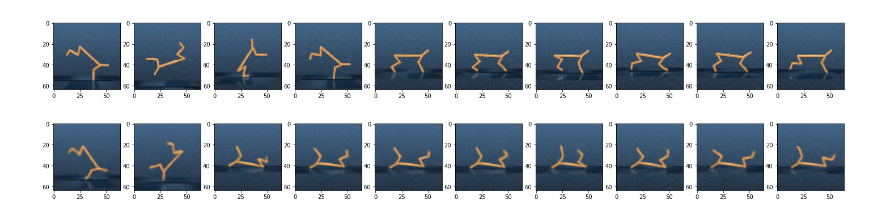
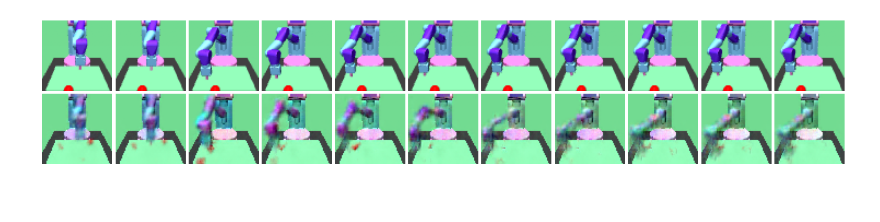
Before and after one commit to janwithb/thesis, a Jupyter notebook: documentation/rssm_predictions.ipynb, the cells around one changed output. Drawn from its saved outputs; the diff is of its cells as text; code cells hidden in the pictures; blank space fills up the shorter version.

```diff
--- a/documentation/rssm_predictions.ipynb
+++ b/documentation/rssm_predictions.ipynb
@@ -36,9 +39,9 @@ def save_video_as_gif(frames):
     anim.save('video_prediction.gif', writer='imagemagick')
 # %%
 args = {
-    'train_args_dir': '/Users/jan/Development/Projects/thesis/output/cheetah-run-2021-04-24-23-22-53/config/args.json',
-    'load_model_dir': '/Users/jan/Development/Projects/thesis/output/cheetah-run-2021-04-24-23-22-53/model/model_final',
-    'video_length': 100
+    'train_args_dir': '/Users/jan/Development/Projects/thesis/output/FetchReachRandom-v2-2021-05-25-07-03-38/config/args.json',
+    'load_model_dir': '/Users/jan/Development/Projects/thesis/output/FetchReachRandom-v2-2021-05-25-07-03-38/model/model_final',
+    'video_length': 90
 }
 
 with open(args['train_args_dir']) as json_file:
@@ -48,12 +51,15 @@ keys = config.keys()
 values = config.values()
 args = collections.namedtuple('args', keys)(* values)
 # %%
-# create dm_control env
-if args.randomize_env:
-    _, env = dmcr.benchmarks.visual_generalization(args.domain_name, args.task_name, num_levels=100)
-else:
-    env = suite.load(args.domain_name, args.task_name, task_kwargs={'random': args.seed})
-    env = GymWrapper(env)
+# create env
+if args.env_type == 'dm_control':
+    if args.randomize_env:
+        _, env = dmcr.benchmarks.visual_generalization(args.domain_name, args.task_name, num_levels=100)
+    else:
+        env = suite.load(args.domain_name, args.task_name, task_kwargs={'random': args.seed})
+        env = GymWrapper(env)
+elif args.env_type == 'gym':
+    env = gym.make(args.env_name)
 
 # augment observations by pixel values
 env = PixelObservation(env, args.observation_size)
@@ -93,31 +99,53 @@ else:
 # load models
 algorithm.load_model(args.load_model_dir)
 
+# create figure
+fig = plt.figure(figsize=(25, 6))
+columns = 11
+rows = 2
+
+frame = np.zeros((3, 64, 128))
+frames = []
+
 obs = env.reset()
 # starting_point = torch.randint(1000 // args.action_repeat - args.video_length, (1,)).item()
-starting_point = 200
+starting_point = 3
 for _ in range(starting_point):
     action = algorithm.agent.get_action(obs)
     obs, _, _, _ = env.step(action)
     env.render()
+    #with torch.no_grad():
+    #    rnn_hidden = algorithm.agent.rnn_hidden
+    #    state = algorithm.rssm.posterior(rnn_hidden, embedded_observation).sample()
+    #    predicted_obs = algorithm.observation_decoder(state, rnn_hidden)
+    #    frame[:, :, :64] = obs
+    #    frame[:, :, 64:] = predicted_obs.squeeze().cpu().numpy()
+    #    frame = np.moveaxis(frame, 0, -1)
+    #    frames.append((frame + 0.5).clip(0.0, 1.0))
+    #    frame = np.zeros((3, 64, 128))
+fig.add_subplot(rows, columns, 1)
+plt.axis('off')
+#plt.title(starting_point)
+plt.imshow(np.moveaxis(obs + 0.5, 0, -1).clip(0.0, 1.0))
 obs = torch.as_tensor(obs, device=device)
 
 # embed observations
 embedded_observation = algorithm.observation_encoder(obs.unsqueeze(0))
 
-# create figure
-fig = plt.figure(figsize=(25, 6))
-columns = 10
-rows = 2
-
-rnn_hidden = algorithm.agent.rnn_hidden
-state = algorithm.rssm.posterior(rnn_hidden, embedded_observation).sample()
-frame = np.zeros((3, 64, 128))
-frames = []
+with torch.no_grad():
+    rnn_hidden = algorithm.agent.rnn_hidden
+    state = algorithm.rssm.posterior(rnn_hidden, embedded_observation).sample()
+    predicted_obs = algorithm.observation_decoder(state, rnn_hidden)
+fig.add_subplot(rows, columns, 12)
+plt.axis('off')
+plt.ylabel('ylabel')
+plt.imshow((predicted_obs.squeeze(0).transpose(0, 1).transpose(1, 2) + 0.5).clip(0.0, 1.0))
 for i in range(args.video_length + 1):
     # action is selected same as training time (closed-loop)
-    #action = algorithm.agent.get_action(obs)
-    action = env.action_space.sample()
+    action = algorithm.agent.get_action(obs)
+    #action = action.astype(np.float32)
+    #action = env.action_space.sample()
+    #action = np.array([action])
     obs, _, _, _ = env.step(action)
 
     # update state and reconstruct observation with same action
@@ -128,10 +156,13 @@ for i in range(args.video_length + 1):
         predicted_obs = algorithm.observation_decoder(state, rnn_hidden)
 
     # plot
-    if i % 10 == 0 and i != 0:
-        fig.add_subplot(rows, columns, int(i / 10))
+    if i % 10 == 0:
+        fig.add_subplot(rows, columns, int(i / 10) + 2)
+        plt.axis('off')
+        #plt.title(i + starting_point + 1)
         plt.imshow(np.moveaxis(obs + 0.5, 0, -1).clip(0.0, 1.0))
-        fig.add_subplot(rows, columns, int(i / 10) + 10)
+        fig.add_subplot(rows, columns, int(i / 10) + 13)
+        plt.axis('off')
         plt.imshow((predicted_obs.squeeze(0).transpose(0, 1).transpose(1, 2) + 0.5).clip(0.0, 1.0))
 
     # arrange GT frame and predicted frame in parallel
@@ -140,7 +171,8 @@ for i in range(args.video_length + 1):
     frame = np.moveaxis(frame, 0, -1)
     frames.append((frame + 0.5).clip(0.0, 1.0))
     frame = np.zeros((3, 64, 128))
+plt.subplots_adjust(wspace=0.05, hspace=-0.36)
+plt.savefig("hello", bbox_inches="tight")
 plt.show()
-
-# save_video_as_gif(frames)
+#save_video_as_gif(frames)
 # %% [output]
@@ -147 +181 @@ plt.show()
-[figure, old version]
+[figure, new version]
```
Also changed, not shown: parts of 3 cells of this notebook, 38 other files.
